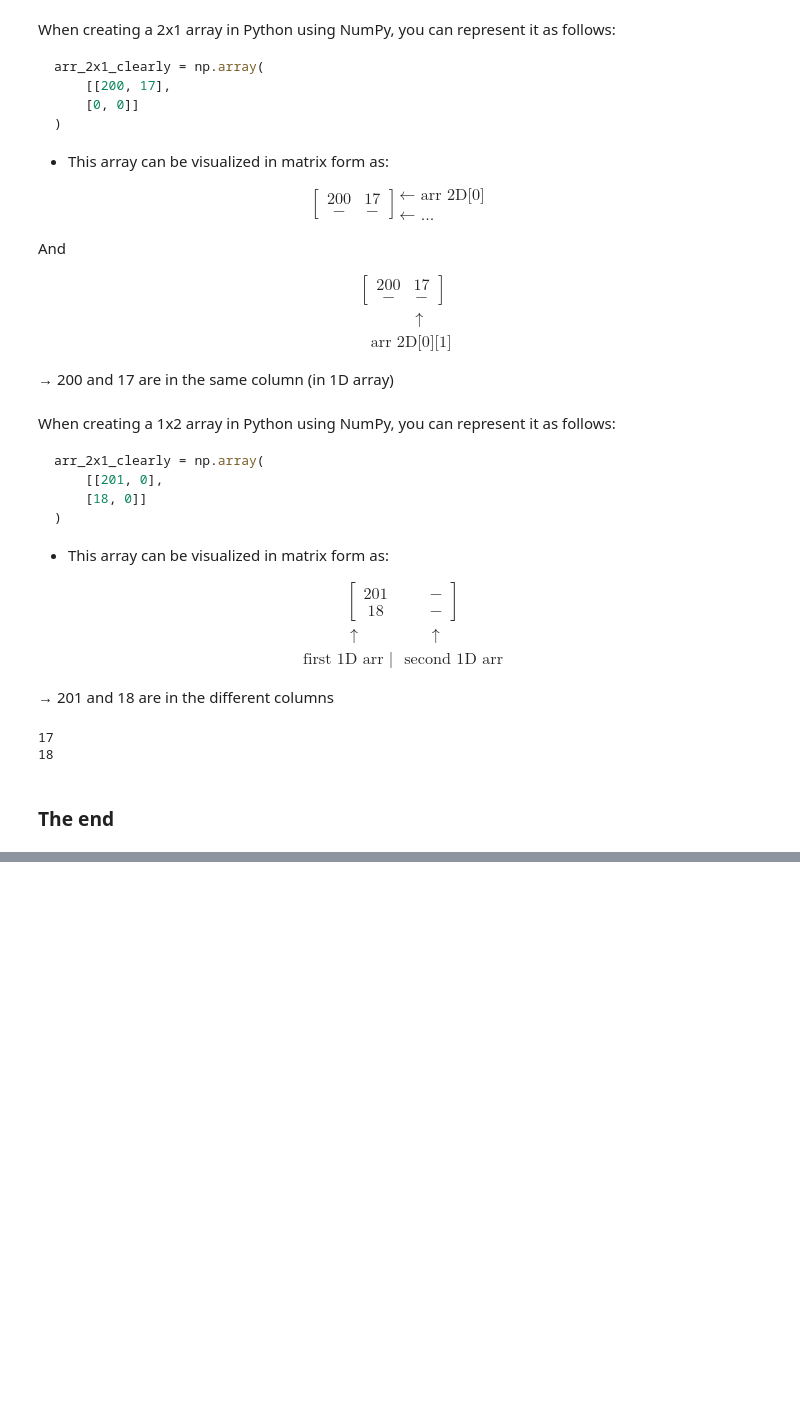
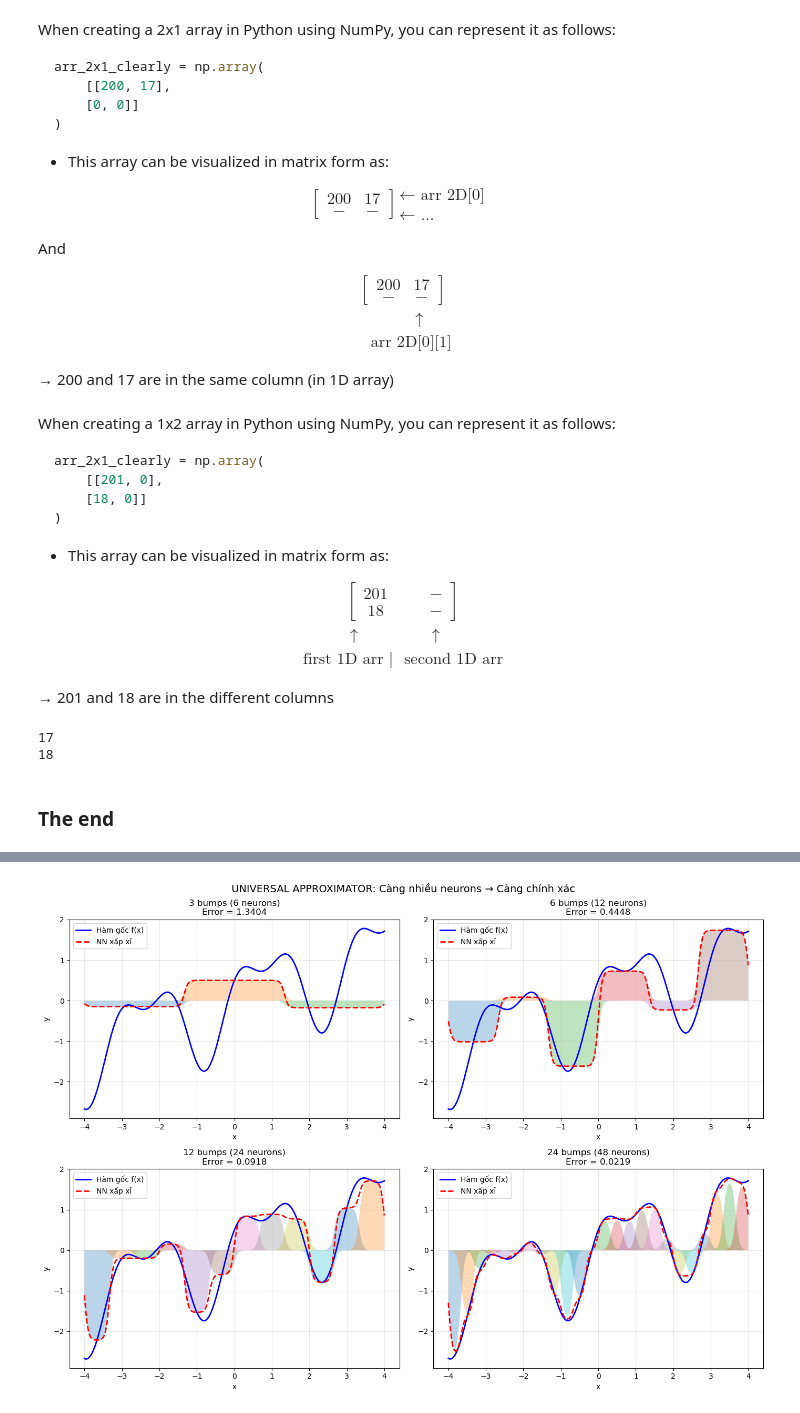
Before and after one commit to doduyquy/SGU_2025_ML_Fundamentals, a Jupyter notebook: testing.ipynb, the cells around one changed output, grey strips where cells are left out. Saved outputs shown, nothing was run; the diff lists cells and outputs as text; code cells hidden in the pictures; blank space fills up the shorter version.

```diff
--- a/testing.ipynb
+++ b/testing.ipynb
@@ -84,0 +293,54 @@ print(arr_1x2[1][0])    # in the second row, get the value at first column
+# %%
+# ============================================================
+# PHẦN 3: XẤP XỈ HÀM BẤT KỲ BẰNG NHIỀU BUMPS
+# ============================================================
+
+# Hàm mục tiêu phức tạp
+def target_function(x):
+    return np.sin(2*x) + 0.5*np.cos(4*x) + 0.3*x
+
+x = np.linspace(-4, 4, 500)
+y_target = target_function(x)
+
+fig, axes = plt.subplots(2, 2, figsize=(14, 10))
+
+# Số lượng bumps khác nhau
+n_bumps_list = [3, 6, 12, 24]
+
+for idx, n_bumps in enumerate(n_bumps_list):
+    ax = axes[idx // 2, idx % 2]
+
+    # Tạo các bumps
+    bump_width = 8 / n_bumps
+    centers = np.linspace(-4 + bump_width/2, 4 - bump_width/2, n_bumps)
+
+    approximation = np.zeros_like(x)
+
+    for center in centers:
+        # Mỗi bump = sigmoid lên - sigmoid xuống
+        left = center - bump_width/2
+        right = center + bump_width/2
+
+        # Chiều cao bump = giá trị hàm tại tâm
+        height = target_function(center)
+
+        # Tạo bump
+        bump = height * (sigmoid(20*(x - left)) - sigmoid(20*(x - right)))
+        approximation += bump
+
+        # Vẽ từng bump nhỏ
+        ax.fill_between(x, 0, bump, alpha=0.3)
+
+    ax.plot(x, y_target, 'b-', linewidth=2, label='Hàm gốc f(x)')
+    ax.plot(x, approximation, 'r--', linewidth=2, label='NN xấp xỉ')
+    ax.set_title(f'{n_bumps} bumps ({n_bumps*2} neurons)\nError = {np.mean((y_target - approximation)**2):.4f}')
+    ax.legend()
+    ax.set_xlabel('x')
+    ax.set_ylabel('y')
+    ax.grid(True, alpha=0.3)
+
+plt.suptitle('UNIVERSAL APPROXIMATOR: Càng nhiều neurons → Càng chính xác', fontsize=14)
+plt.tight_layout()
+plt.show()
+# %% [output]
+[figure, added]
```
Also changed, not shown: parts of 8 cells of this notebook, 1 other file.
